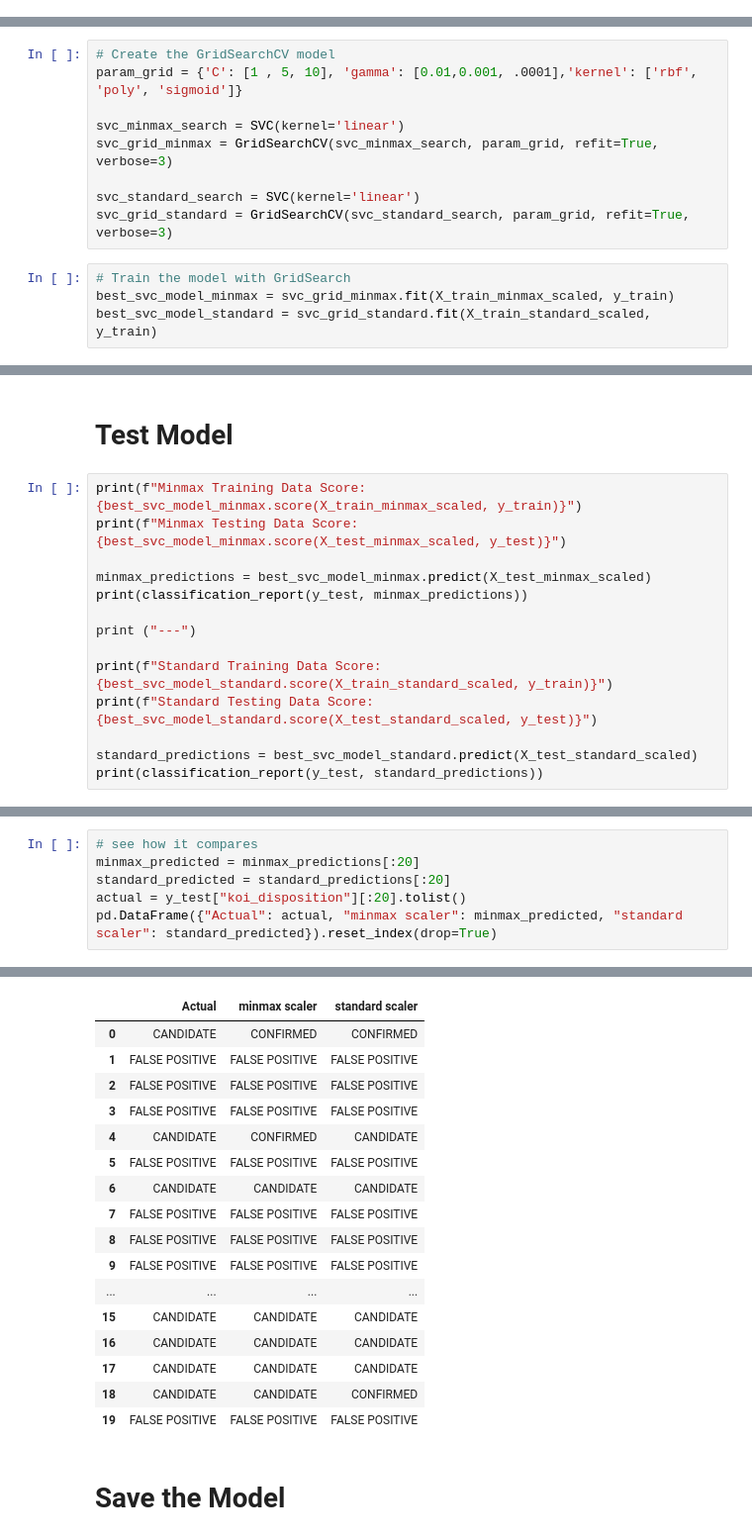
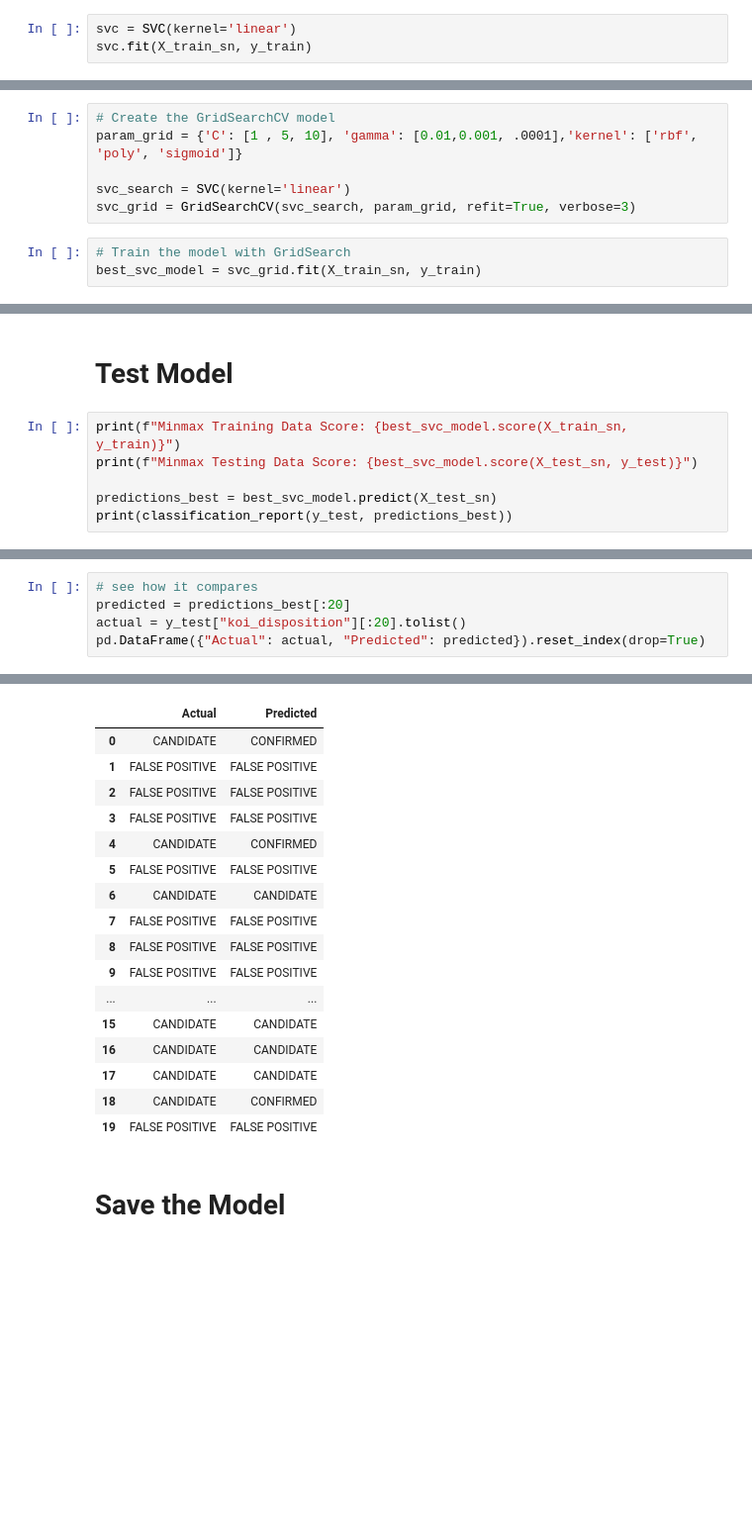
Before and after one commit to hanesy/machine-learning-challenge, a Jupyter notebook: SVC_model.ipynb, the cells around one changed output, grey strips where cells are left out. Shown: that part at 99% size. Saved outputs shown, nothing was run; the diff lists cells and outputs as text; blank space fills up the shorter version.

```diff
--- a/SVC_model.ipynb
+++ b/SVC_model.ipynb
@@ -97,0 +87,3 @@ SVC(C=1.0, break_ties=False, cache_size=200, class_weight=None, coef0=0.0,
+# %%
+svc = SVC(kernel='linear')
+svc.fit(X_train_sn, y_train)
@@ -135,15 +118,11 @@ Use `GridSearchCV` to tune the model's parameters
 # Create the GridSearchCV model
 param_grid = {'C': [1 , 5, 10], 'gamma': [0.01,0.001, .0001],'kernel': ['rbf', 'poly', 'sigmoid']}
 
-svc_minmax_search = SVC(kernel='linear')
-svc_grid_minmax = GridSearchCV(svc_minmax_search, param_grid, refit=True, verbose=3)
-
-svc_standard_search = SVC(kernel='linear')
-svc_grid_standard = GridSearchCV(svc_standard_search, param_grid, refit=True, verbose=3)
+svc_search = SVC(kernel='linear')
+svc_grid = GridSearchCV(svc_search, param_grid, refit=True, verbose=3)
 # %%
 # Train the model with GridSearch
-best_svc_model_minmax = svc_grid_minmax.fit(X_train_minmax_scaled, y_train)
-best_svc_model_standard = svc_grid_standard.fit(X_train_standard_scaled, y_train)
+best_svc_model = svc_grid.fit(X_train_sn, y_train)
 # %% [output]
 Fitting 5 folds for each of 27 candidates, totalling 135 fits
 [CV] C=1, gamma=0.01, kernel=rbf .....................................
@@ -204,17 +165,9 @@ Standard best best estimator: SVC(C=10, break_ties=False, cache_size=200, class_
 # %% [markdown]
 # Test Model
 # %%
-print(f"Minmax Training Data Score: {best_svc_model_minmax.score(X_train_minmax_scaled, y_train)}")
-print(f"Minmax Testing Data Score: {best_svc_model_minmax.score(X_test_minmax_scaled, y_test)}")
+print(f"Minmax Training Data Score: {best_svc_model.score(X_train_sn, y_train)}")
+print(f"Minmax Testing Data Score: {best_svc_model.score(X_test_sn, y_test)}")
 
-minmax_predictions = best_svc_model_minmax.predict(X_test_minmax_scaled)
-print(classification_report(y_test, minmax_predictions))
-
-print ("---")
-
-print(f"Standard Training Data Score: {best_svc_model_standard.score(X_train_standard_scaled, y_train)}")
-print(f"Standard Testing Data Score: {best_svc_model_standard.score(X_test_standard_scaled, y_test)}")
-
-standard_predictions = best_svc_model_standard.predict(X_test_standard_scaled)
-print(classification_report(y_test, standard_predictions))
+predictions_best = best_svc_model.predict(X_test_sn)
+print(classification_report(y_test, predictions_best))
 # %% [output]
@@ -238,7 +185,6 @@ FALSE POSITIVE       0.99      1.00      0.99       876
 # %%
 # see how it compares
-minmax_predicted = minmax_predictions[:20]
-standard_predicted = standard_predictions[:20]
+predicted = predictions_best[:20]
 actual = y_test["koi_disposition"][:20].tolist()
-pd.DataFrame({"Actual": actual, "minmax scaler": minmax_predicted, "standard scaler": standard_predicted}).reset_index(drop=True)
+pd.DataFrame({"Actual": actual, "Predicted": predicted}).reset_index(drop=True)
 # %% [output]
@@ -246,19 +191,19 @@ minmax scaler
-|  | Actual | minmax scaler | standard scaler |
-| 0 | CANDIDATE | CONFIRMED | CONFIRMED |
-| 1 | FALSE POSITIVE | FALSE POSITIVE | FALSE POSITIVE |
-| 2 | FALSE POSITIVE | FALSE POSITIVE | FALSE POSITIVE |
-| 3 | FALSE POSITIVE | FALSE POSITIVE | FALSE POSITIVE |
-| 4 | CANDIDATE | CONFIRMED | CANDIDATE |
-| 5 | FALSE POSITIVE | FALSE POSITIVE | FALSE POSITIVE |
-| 6 | CANDIDATE | CANDIDATE | CANDIDATE |
-| 7 | FALSE POSITIVE | FALSE POSITIVE | FALSE POSITIVE |
-| 8 | FALSE POSITIVE | FALSE POSITIVE | FALSE POSITIVE |
-| 9 | FALSE POSITIVE | FALSE POSITIVE | FALSE POSITIVE |
-| ... | ... | ... | ... |
-| 15 | CANDIDATE | CANDIDATE | CANDIDATE |
-| 16 | CANDIDATE | CANDIDATE | CANDIDATE |
-| 17 | CANDIDATE | CANDIDATE | CANDIDATE |
-| 18 | CANDIDATE | CANDIDATE | CONFIRMED |
-| 19 | FALSE POSITIVE | FALSE POSITIVE | FALSE POSITIVE |
+|  | Actual | Predicted |
+| 0 | CANDIDATE | CONFIRMED |
+| 1 | FALSE POSITIVE | FALSE POSITIVE |
+| 2 | FALSE POSITIVE | FALSE POSITIVE |
+| 3 | FALSE POSITIVE | FALSE POSITIVE |
+| 4 | CANDIDATE | CONFIRMED |
+| 5 | FALSE POSITIVE | FALSE POSITIVE |
+| 6 | CANDIDATE | CANDIDATE |
+| 7 | FALSE POSITIVE | FALSE POSITIVE |
+| 8 | FALSE POSITIVE | FALSE POSITIVE |
+| 9 | FALSE POSITIVE | FALSE POSITIVE |
+| ... | ... | ... |
+| 15 | CANDIDATE | CANDIDATE |
+| 16 | CANDIDATE | CANDIDATE |
+| 17 | CANDIDATE | CANDIDATE |
+| 18 | CANDIDATE | CONFIRMED |
+| 19 | FALSE POSITIVE | FALSE POSITIVE |
 # %% [markdown]
 # Save the Model
```
Also changed, not shown: parts of 13 cells of this notebook, 17 other files.
